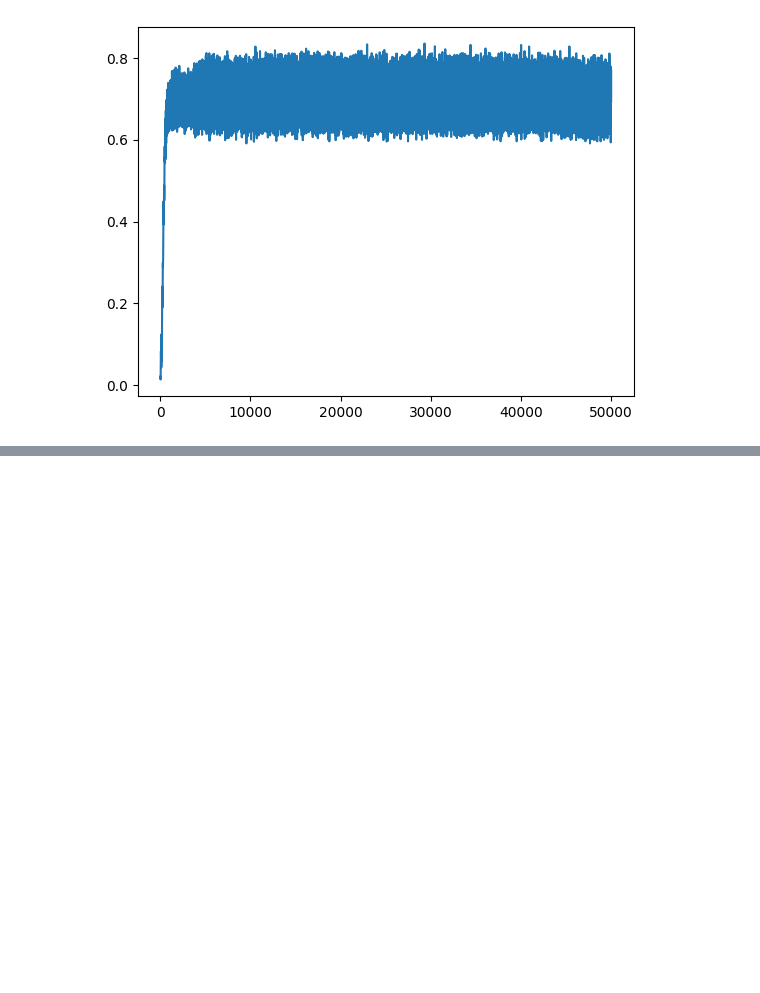
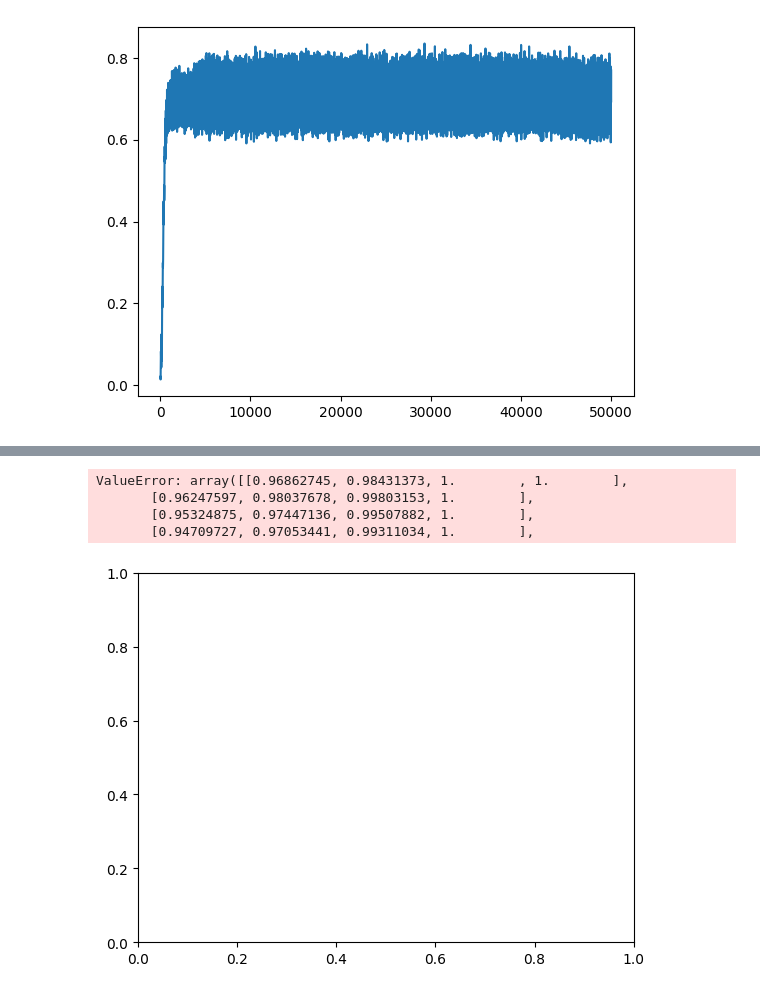
Before and after one commit to Gug-Young/Kuramoto-model, a Jupyter notebook: 230623 cluster algorithm check.ipynb, the cells around one changed output, grey strips where cells are left out. Drawn from its saved outputs; the diff is of its cells as text; code cells hidden in the pictures; blank space fills up the shorter version.

```diff
--- a/230623 cluster algorithm check.ipynb
+++ b/230623 cluster algorithm check.ipynb
@@ -586,0 +647,8 @@ array([1.38283635, 1.38283635])
+# %%
+plt.plot(rs[:,:,0]);
+# %% [output]
+ValueError: array([[0.96862745, 0.98431373, 1.        , 1.        ],
+       [0.96247597, 0.98037678, 0.99803153, 1.        ],
+       [0.95324875, 0.97447136, 0.99507882, 1.        ],
+       [0.94709727, 0.97053441, 0.99311034, 1.        ],
+[figure, added]
```
Also changed, not shown: parts of 21 cells of this notebook, 3 other files.
